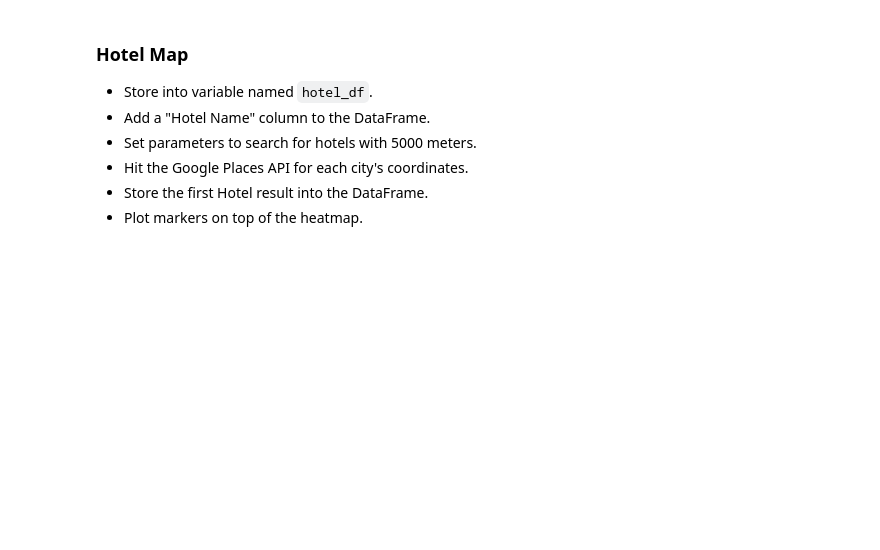
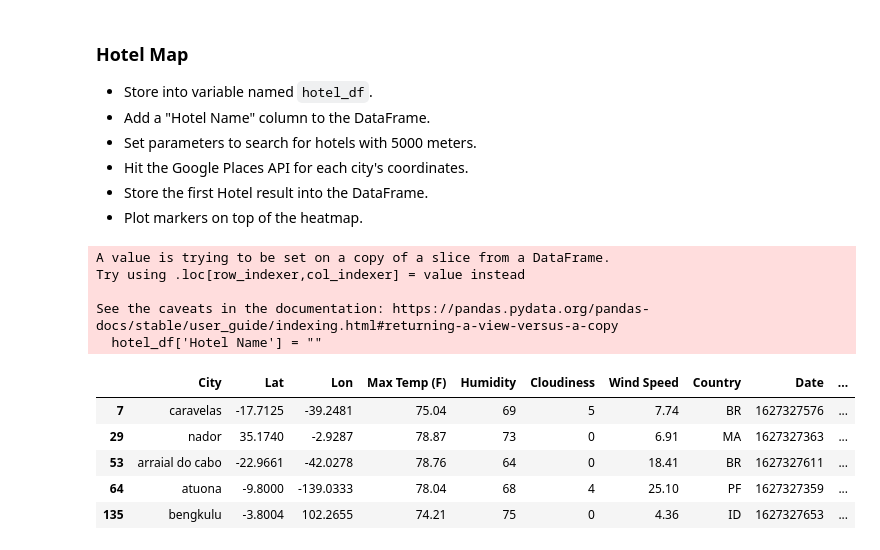
Before and after one commit to MrMrRPG/python_api_challenge, a Jupyter notebook: starter_code/VacationPy.ipynb, the cells around one changed output. Saved outputs shown, nothing was run; the diff lists cells and outputs as text; code cells hidden in the pictures; blank space fills up the shorter version.

```diff
--- a/starter_code/VacationPy.ipynb
+++ b/starter_code/VacationPy.ipynb
@@ -110,3 +110,21 @@ conditions_df
 * Hit the Google Places API for each city's coordinates.
 * Store the first Hotel result into the DataFrame.
 * Plot markers on top of the heatmap.
+# %%
+# Assign new df and add hotel column
+hotel_df = conditions_df
+hotel_df['Hotel Name'] = ""
+
+hotel_df.head()
+# %% [output]
+A value is trying to be set on a copy of a slice from a DataFrame.
+Try using .loc[row_indexer,col_indexer] = value instead
+
+See the caveats in the documentation: https://pandas.pydata.org/pandas-docs/stable/user_guide/indexing.html#returning-a-view-versus-a-copy
+  hotel_df['Hotel Name'] = ""
+|  | City | Lat | Lon | Max Temp (F) | Humidity | Cloudiness | Wind Speed | Country | Date | ... |
+| 7 | caravelas | -17.7125 | -39.2481 | 75.04 | 69 | 5 | 7.74 | BR | 1627327576 | ... |
+| 29 | nador | 35.1740 | -2.9287 | 78.87 | 73 | 0 | 6.91 | MA | 1627327363 | ... |
+| 53 | arraial do cabo | -22.9661 | -42.0278 | 78.76 | 64 | 0 | 18.41 | BR | 1627327611 | ... |
+| 64 | atuona | -9.8000 | -139.0333 | 78.04 | 68 | 4 | 25.10 | PF | 1627327359 | ... |
+| 135 | bengkulu | -3.8004 | 102.2655 | 74.21 | 75 | 0 | 4.36 | ID | 1627327653 | ... |
```
Also changed, not shown: parts of 6 cells of this notebook.
